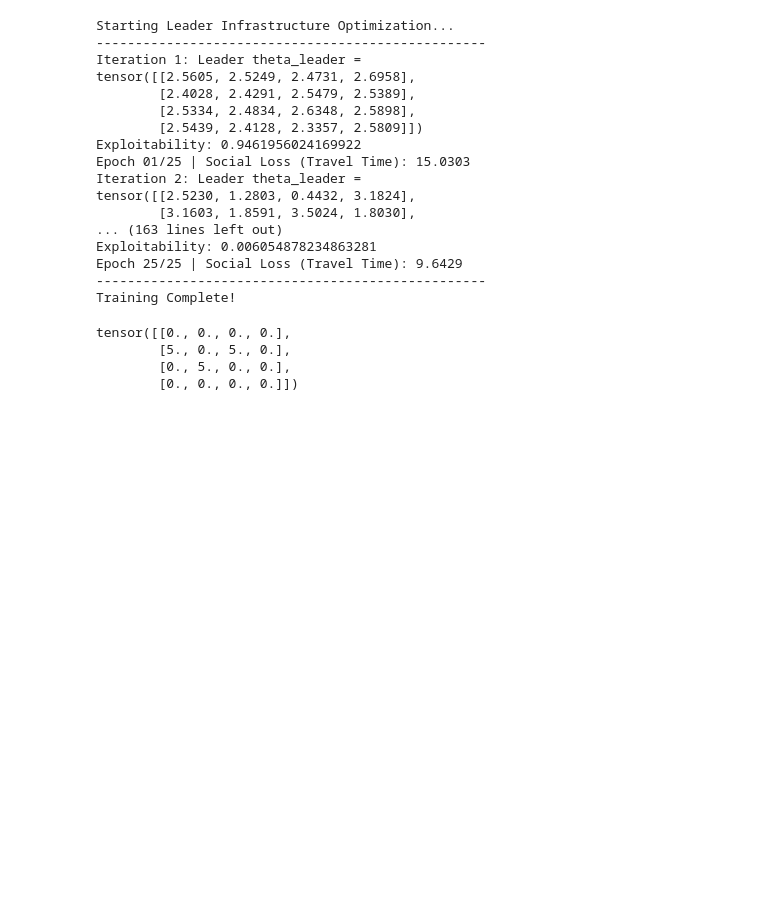
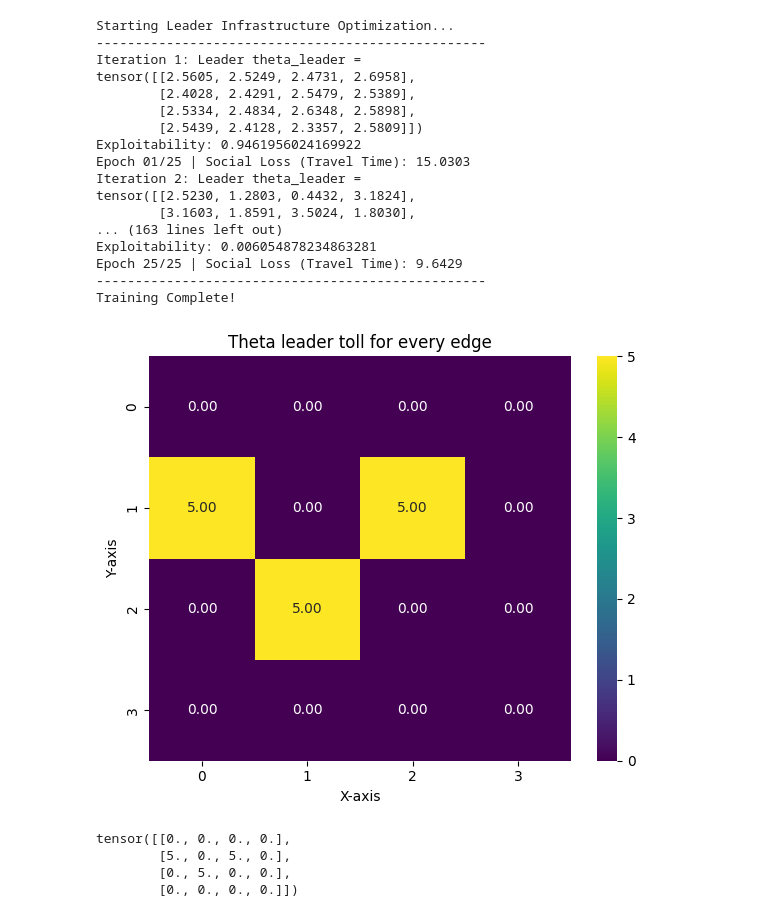
Before and after one commit to kbundaleski9000/thesis, a Jupyter notebook: testing_graph.ipynb, the cells around one changed output. Cells and saved outputs as stored; diff of their text form; code cells hidden in the pictures; blank space fills up the shorter version.

```diff
--- a/testing_graph.ipynb
+++ b/testing_graph.ipynb
@@ -97,7 +97,7 @@ theta_leader = torch.zeros((env.N, env.N), device=env.device)  # Initialize lead
 # %% [output]
 Target Device: cpu
 # %%
-node_mass, edge_occ, final_flows, policies, W_cong_history, zeta_history = solve_multigroup(env, solvers, T=1, W_max=15, theta_leader=theta_leader)
+node_mass, edge_occ, final_flows, policies, W_cong_history, zeta_history = solve_multigroup(env, solvers, T=50, W_max=15, theta_leader=theta_leader)
 # %%
 exploitability, V_best, V_pi = solvers[0].compute_exploitability(W_cong_history, W_max=15, theta_leader=theta_leader)
 exploitability
@@ -373,9 +373,10 @@ Exploitability: 0.006054878234863281
 Epoch 25/25 | Social Loss (Travel Time): 9.6429
 --------------------------------------------------
 Training Complete!
-# %%
-theta_leader[0,1] = 0.0
-theta_leader[1,3] = 0.0
+# %%
+plot_heatmap(theta_leader * env.A, title = "Theta leader toll for every edge")
+# %% [output]
+[figure, added]
 # %%
 theta_leader * env.A
 # %% [output]
```
Also changed, not shown: parts of 2 cells of this notebook, 4 other files.
